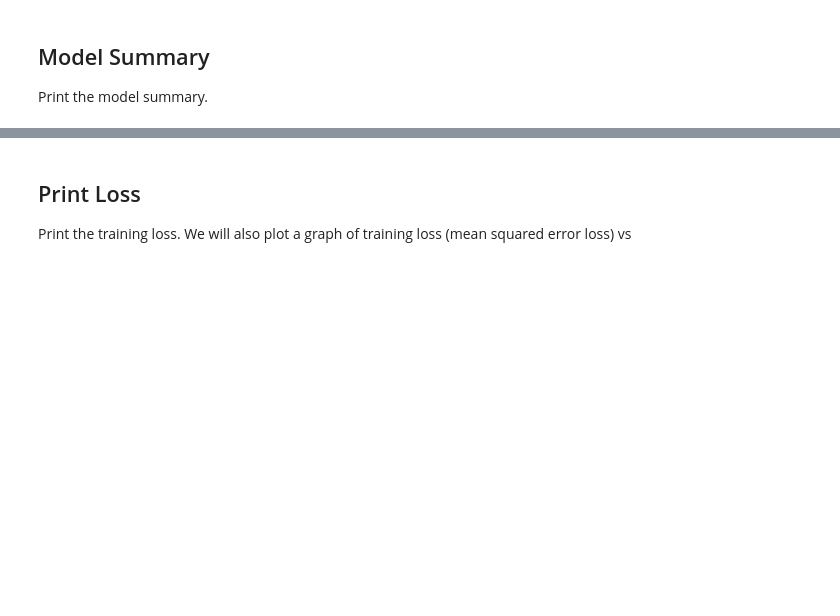
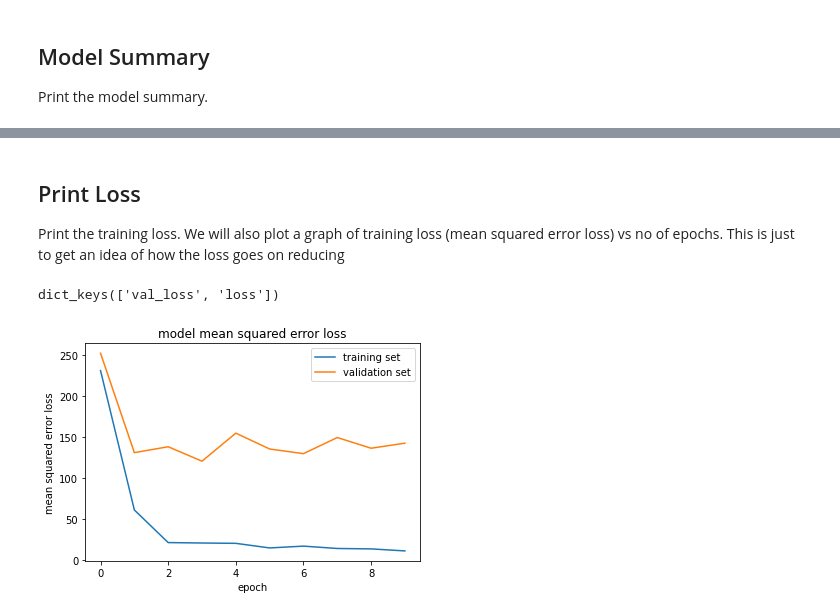
Before and after one commit to gauborg/Advanced_Lane_Detection_using_Deep_Learning, a Jupyter notebook: train_cnn.ipynb, the cells around one changed output, grey strips where cells are left out. Drawn from its saved outputs; the diff is of its cells as text; code cells hidden in the pictures; blank space fills up the shorter version.

Commit message:
first CNN run with 150 batch and 10 epochs on 1/4th image size only on transformed images

```diff
--- a/train_cnn.ipynb
+++ b/train_cnn.ipynb
@@ -82,44 +91,47 @@ with open('./model_data.csv') as csvfile:
 images = []
 
 # lists to save polynomial measurements for left and right lanes
-
 measurements = []
 
 # directory for accessing binary images
 directory = '../data_for_lane_detection/binary_images/'
-directory = '../data_for_lane_detection/lanelines_images/'
+# directory = '../data_for_lane_detection/lanelines_images/'
 directory = '../data_for_lane_detection/transformed_images/'
 
+if (augment_data):
+    print("Performing data augmentation by flipping the images ...\n")
 
-if (augment):
-    print("Performing data augmentation by flipping the images ...\n")
+
 
 for line in lines:
 
     # reading filesnames for binary images and lanelines images
-    # fname_binary_img = line[0]
-    # fname_lanelines_img = line[1]
-    fname_transformed_img = line[0]
+    fname_binary_img = line[0]
+    # fname_transformed_img = line[1]
 
     # reading images using opencv
-    # bin_img = mpimg.imread(fname_binary_img)
+    bin_img = mpimg.imread(fname_binary_img)
     # laneline_img = mpimg.imread(fname_lanelines_img)
-    transformed_img = mpimg.imread(fname_transformed_img)
+    # transformed_img = mpimg.imread(fname_transformed_img)
 
     # adding images to the lists
-    # images.append(bin_img)
-    images.append(transformed_img)
+    images.append(bin_img)
+    # images.append(transformed_img)
 
     # adding steering angles for center. left and right images
-    measurements.append(float(line[1]))
-    measurements.append(float(line[2]))
-    measurements.append(float(line[3]))
-    measurements.append(float(line[4]))
-    measurements.append(float(line[5]))
-    measurements.append(float(line[6]))
+    measurement1 = []
+    measurement1.append(float(line[1]))
+    measurement1.append(float(line[2]))
+    measurement1.append(float(line[3]))
+    measurement1.append(float(line[4]))
+    measurement1.append(float(line[5]))
+    measurement1.append(float(line[6]))
+    # measurement1.append(float(line[7]))
+
+    measurements.append(measurement1)
 
     # only if data augmentation is required
-    if (augment):
+    if (augment_data):
 
         transformed_img_flipped = np.fliplr(transformed_img)
         images.append(transformed_img_flipped)
@@ -144,3 +156,6 @@ for line in lines:
 # define arrays for datasets
 X_train = np.array(images)
 measurements = np.array(measurements)
+
+print(X_train.shape)
+print(measurements.shape)
@@ -270,16 +366,19 @@ model.summary()
 # %% [markdown]
 ## Print Loss
 
-Print the training loss. We will also plot a graph of training loss (mean squared error loss) vs
+Print the training loss. We will also plot a graph of training loss (mean squared error loss) vs no of epochs. This is just to get an idea of how the loss goes on reducing
 # %%
 print(history_object.history.keys())
 
 plt.plot(history_object.history['loss'])
 plt.plot(history_object.history['val_loss'])
 plt.title('model mean squared error loss')
 plt.ylabel('mean squared error loss')
 plt.xlabel('epoch')
-plt.ylim(0,0.1)
+
 plt.legend(['training set', 'validation set'], loc='upper right')
 
 plt.show()
+# %% [output]
+dict_keys(['val_loss', 'loss'])
+[figure, added]
```
Also changed, not shown: parts of 11 cells of this notebook, 1 other file.
